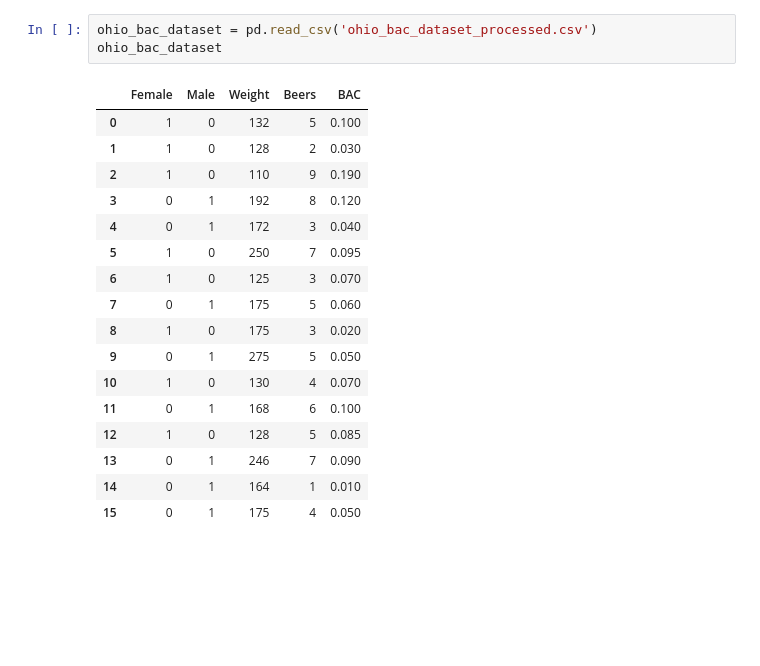
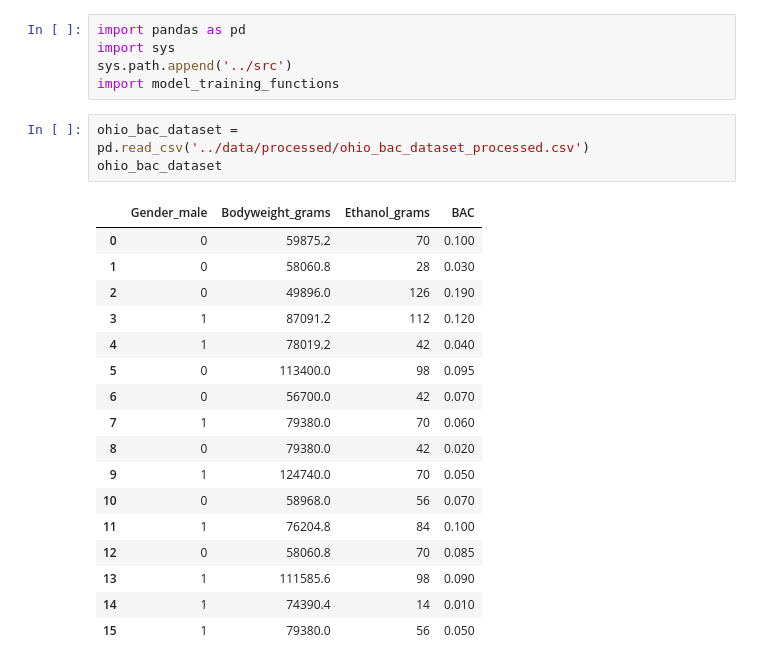
Before and after one commit to amyli2027/blood-alcohol-predictor, a Jupyter notebook: notebooks/Ohio_BAC_Model_Training.ipynb, the cells around one changed output. Cells and saved outputs as stored; diff of their text form; blank space fills up the shorter version.

Commit message:
Updated ohio dataset pre-processing and model

```diff
--- a/notebooks/Ohio_BAC_Model_Training.ipynb
+++ b/notebooks/Ohio_BAC_Model_Training.ipynb
@@ -8,21 +1,26 @@ Saving ohio_bac_dataset_processed.csv to ohio_bac_dataset_processed (1).csv
+# %%
+import pandas as pd
+import sys
+sys.path.append('../src')
+import model_training_functions
 # %%
-ohio_bac_dataset = pd.read_csv('ohio_bac_dataset_processed.csv')
+ohio_bac_dataset = pd.read_csv('../data/processed/ohio_bac_dataset_processed.csv')
 ohio_bac_dataset
 # %% [output]
-|  | Female | Male | Weight | Beers | BAC |
-| 0 | 1 | 0 | 132 | 5 | 0.100 |
-| 1 | 1 | 0 | 128 | 2 | 0.030 |
-| 2 | 1 | 0 | 110 | 9 | 0.190 |
-| 3 | 0 | 1 | 192 | 8 | 0.120 |
-| 4 | 0 | 1 | 172 | 3 | 0.040 |
-| 5 | 1 | 0 | 250 | 7 | 0.095 |
-| 6 | 1 | 0 | 125 | 3 | 0.070 |
-| 7 | 0 | 1 | 175 | 5 | 0.060 |
-| 8 | 1 | 0 | 175 | 3 | 0.020 |
-| 9 | 0 | 1 | 275 | 5 | 0.050 |
-| 10 | 1 | 0 | 130 | 4 | 0.070 |
-| 11 | 0 | 1 | 168 | 6 | 0.100 |
-| 12 | 1 | 0 | 128 | 5 | 0.085 |
-| 13 | 0 | 1 | 246 | 7 | 0.090 |
-| 14 | 0 | 1 | 164 | 1 | 0.010 |
-| 15 | 0 | 1 | 175 | 4 | 0.050 |
+|  | Gender_male | Bodyweight_grams | Ethanol_grams | BAC |
+| 0 | 0 | 59875.2 | 70 | 0.100 |
+| 1 | 0 | 58060.8 | 28 | 0.030 |
+| 2 | 0 | 49896.0 | 126 | 0.190 |
+| 3 | 1 | 87091.2 | 112 | 0.120 |
+| 4 | 1 | 78019.2 | 42 | 0.040 |
+| 5 | 0 | 113400.0 | 98 | 0.095 |
+| 6 | 0 | 56700.0 | 42 | 0.070 |
+| 7 | 1 | 79380.0 | 70 | 0.060 |
+| 8 | 0 | 79380.0 | 42 | 0.020 |
+| 9 | 1 | 124740.0 | 70 | 0.050 |
+| 10 | 0 | 58968.0 | 56 | 0.070 |
+| 11 | 1 | 76204.8 | 84 | 0.100 |
+| 12 | 0 | 58060.8 | 70 | 0.085 |
+| 13 | 1 | 111585.6 | 98 | 0.090 |
+| 14 | 1 | 74390.4 | 14 | 0.010 |
+| 15 | 1 | 79380.0 | 56 | 0.050 |
```
Also changed, not shown: parts of 8 cells of this notebook, 5 other files.
